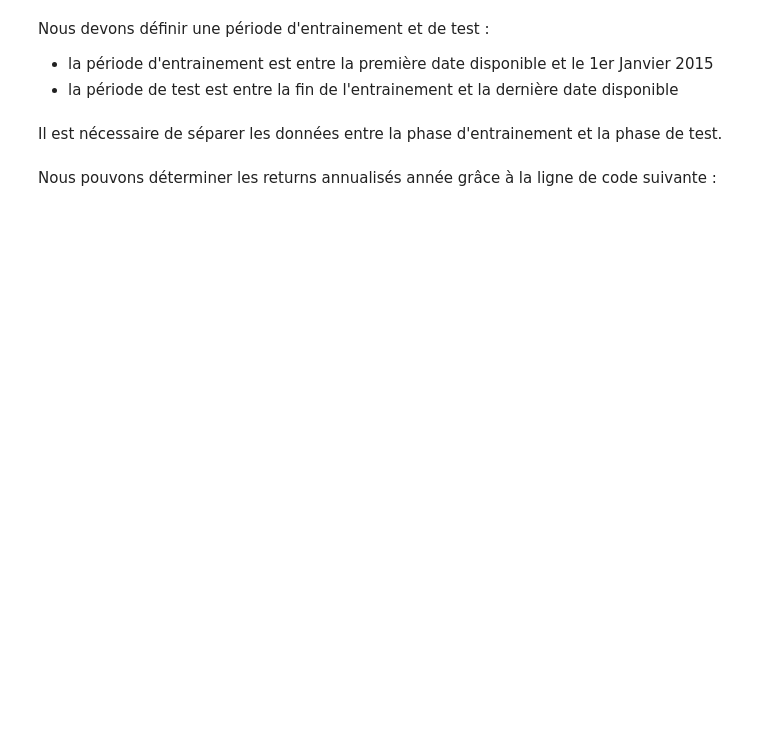
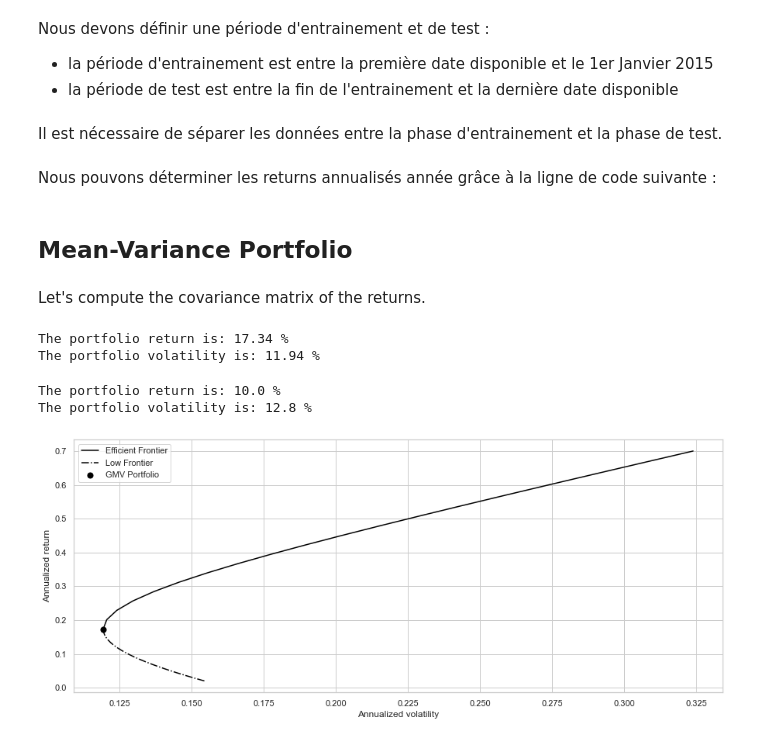
Before and after one commit to Simzer994/Portfolio-Project, a Jupyter notebook: Portfolio.ipynb, the cells around one changed output. Saved outputs shown, nothing was run; the diff lists cells and outputs as text; code cells hidden in the pictures; blank space fills up the shorter version.

```diff
--- a/Portfolio.ipynb
+++ b/Portfolio.ipynb
@@ -1,9 +1,12 @@
 # %% [markdown]
 # Librairies
 # %%
-import portfolio_functions as pf
+import project_functions as pf
 import numpy as np
 import pandas as pd
+import seaborn as sns
+sns.set_theme()
+sns.set(rc={"figure.figsize":(15, 6)},style="whitegrid")
 # %% [markdown]
 # Portfolio
 # %% [markdown]
@@ -13,7 +16,7 @@ Importons les données :
 datas = pd.read_csv('datas/prices.csv', sep=',')
 
 # On récupère les tickers stockés dans le fichier tickers.txt
-tickers = pf.get_tickers('datas/tickers.txt')
+tickers = pf.get_tickers('datas/tickers1.txt')
 # %%
 # Uniquement les prix liées aux tickers
 prices = datas[["Date"]+tickers]
@@ -34,7 +37,7 @@ prices.head()
 # %% [markdown]
 Calculons les returns journaliers :
 # %%
-returns = prices.pct_change().dropna()
+returns = pf.daily_asset_return(prices)
 
 returns.head()
 # %% [output]
@@ -64,0 +68,21 @@ annu_returns_train = pf.annu_return(returns_train)
+# %% [markdown]
+## Mean-Variance Portfolio
+# %% [markdown]
+Let's compute the covariance matrix of the returns.
+# %%
+cov_matrix_train = returns_train.cov()
+# %%
+w,r,v = pf.gmv_portfolio(returns_train,cov_matrix_train,show=True)
+# %% [output]
+The portfolio return is: 17.34 %
+The portfolio volatility is: 11.94 %
+# %%
+w,r,vol = pf.opt_mean_variance(returns_train,cov_matrix_train,obj_rend=0.1,show=True)
+# %% [output]
+The portfolio return is: 10.0 %
+The portfolio volatility is: 12.8 %
+# %%
+# plot the efficient frontier
+eff = pf.efficient_frontier(returns_train,cov_matrix_train,min=0.02,max=0.7,number=20,plot=True)
+# %% [output]
+[figure, added]
```
Also changed, not shown: parts of 1 cell of this notebook, 5 other files.
